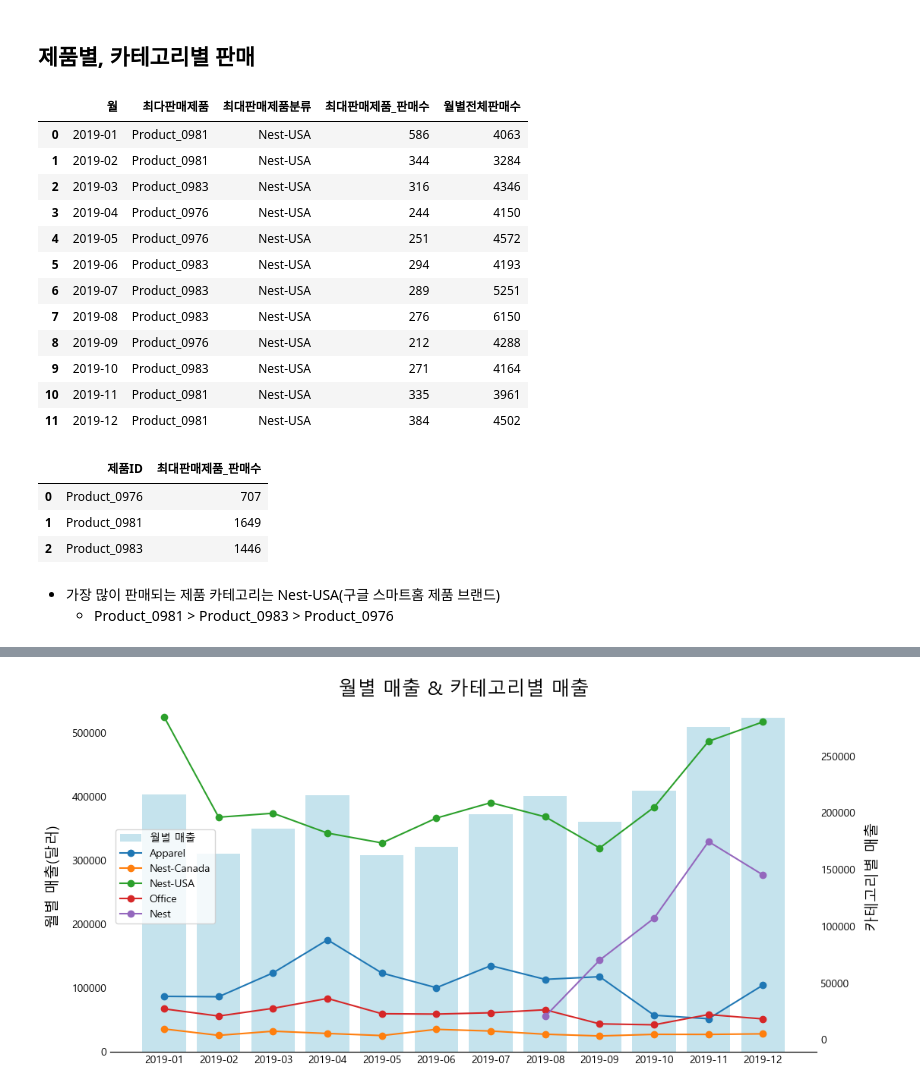
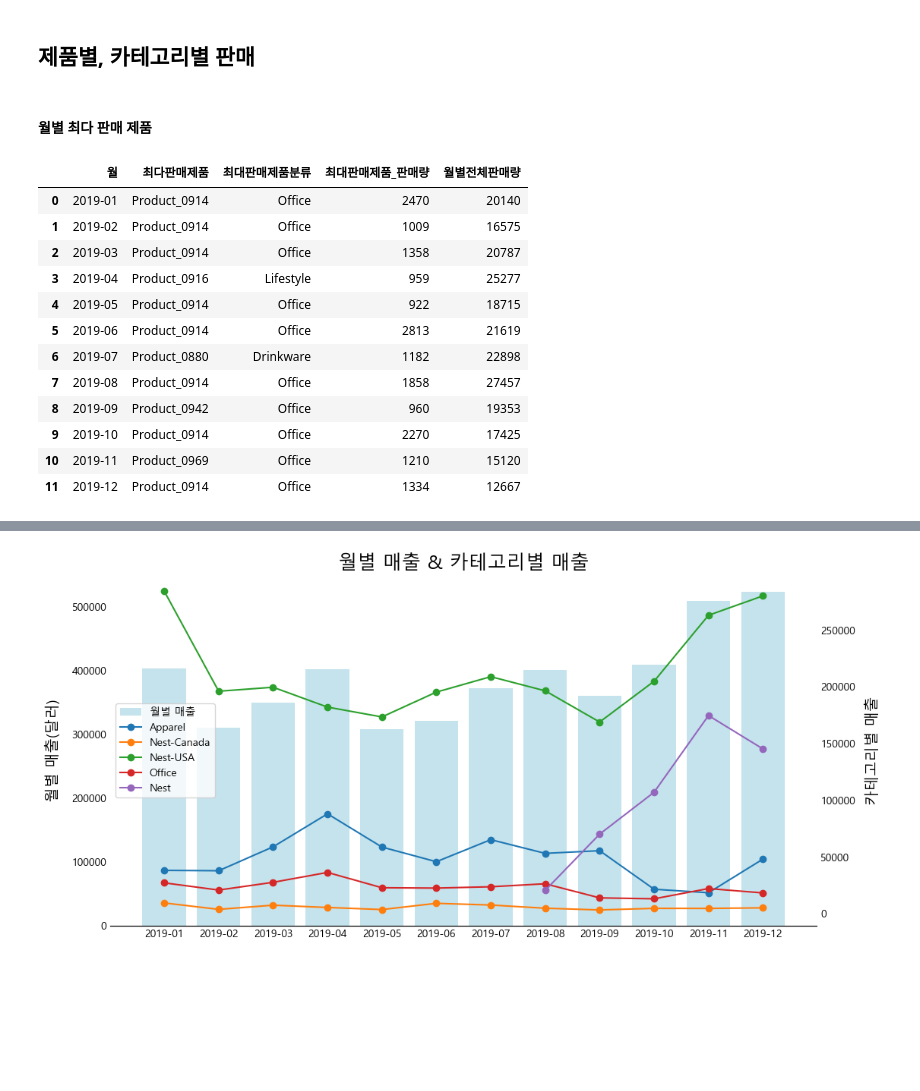
Before and after one commit to buzziru/ML_COMMERCE, a Jupyter notebook: eda/01_First Look_매출분석.ipynb, the cells around one changed output, grey strips where cells are left out. Drawn from its saved outputs; the diff is of its cells as text; code cells hidden in the pictures; blank space fills up the shorter version.

Commit message:
sales analysis

```diff
--- a/eda/01_First Look_매출분석.ipynb
+++ b/eda/01_First Look_매출분석.ipynb
@@ -9,7 +9,7 @@ from matplotlib import rc
 %matplotlib inline
 rc('font', family='Malgun Gothic')
 
-pd.set_option('display.max_rows', 20)
+pd.set_option('display.max_rows', 50)
 pd.set_option('display.max_columns', 10)
 # %% [markdown]
 ## db 접속
@@ -330,6 +330,8 @@ month_arpu[['월', '매출_변화', '구매고객_변화', 'ARPU_변화', '변
 - 하지만, 본 데이터에선 구매고객 수가 매출에 더 중요한 요소인만큼 고객수를 늘리기 위한 마케팅이 중요
 # %% [markdown]
 ## 제품별, 카테고리별 판매
+# %% [markdown]
+#### 월별 최다 판매 제품
 # %%
 sql = '''
 WITH MonthlySale AS (
@@ -337,7 +339,7 @@ WITH MonthlySale AS (
         DATE_FORMAT(TransactionDate, '%Y-%m') AS 월,
         ProductID,
         ProductCategory,
-        COUNT(*) AS 전체판매수
+        SUM(Quantity) AS 판매량
     FROM
         sales
     GROUP BY
@@ -346,61 +348,50 @@ WITH MonthlySale AS (
 TotalMonthlySale AS (
     SELECT
         월,
-        SUM(전체판매수) OVER(PARTITION BY 월) AS 월별전체판매수
+        SUM(판매량) OVER(PARTITION BY 월) AS 월별전체판매량
     FROM
         MonthlySale
 ),
 RankedSale AS (
     SELECT
         MonthlySale.월,
         ProductID,
         ProductCategory,
-        전체판매수,
-        월별전체판매수,
-        ROW_NUMBER() OVER (PARTITION BY MonthlySale.월 ORDER BY 전체판매수 DESC) AS 판매순위
+        판매량,
+        월별전체판매량,
+        ROW_NUMBER() OVER (PARTITION BY MonthlySale.월 ORDER BY 판매량 DESC) AS 판매순위
     FROM
         MonthlySale
     JOIN
         TotalMonthlySale ON MonthlySale.월 = TotalMonthlySale.월
 )
 SELECT
     월,
     ProductID AS 최다판매제품,
     ProductCategory AS 최대판매제품분류,
-    전체판매수 AS 최대판매제품_판매수,
-    월별전체판매수
+    판매량 AS 최대판매제품_판매량,
+    월별전체판매량
 FROM
     RankedSale
 WHERE
     판매순위=1
 ORDER BY
     월
 ;
 '''
 mothly_product = show_sql_result(sql)
 mothly_product
 # %% [output]
-|  | 월 | 최다판매제품 | 최대판매제품분류 | 최대판매제품_판매수 | 월별전체판매수 |
-| 0 | 2019-01 | Product_0981 | Nest-USA | 586 | 4063 |
-| 1 | 2019-02 | Product_0981 | Nest-USA | 344 | 3284 |
-| 2 | 2019-03 | Product_0983 | Nest-USA | 316 | 4346 |
-| 3 | 2019-04 | Product_0976 | Nest-USA | 244 | 4150 |
-| 4 | 2019-05 | Product_0976 | Nest-USA | 251 | 4572 |
-| 5 | 2019-06 | Product_0983 | Nest-USA | 294 | 4193 |
-| 6 | 2019-07 | Product_0983 | Nest-USA | 289 | 5251 |
-| 7 | 2019-08 | Product_0983 | Nest-USA | 276 | 6150 |
-| 8 | 2019-09 | Product_0976 | Nest-USA | 212 | 4288 |
-| 9 | 2019-10 | Product_0983 | Nest-USA | 271 | 4164 |
-| 10 | 2019-11 | Product_0981 | Nest-USA | 335 | 3961 |
-| 11 | 2019-12 | Product_0981 | Nest-USA | 384 | 4502 |
+|  | 월 | 최다판매제품 | 최대판매제품분류 | 최대판매제품_판매량 | 월별전체판매량 |
+| 0 | 2019-01 | Product_0914 | Office | 2470 | 20140 |
+| 1 | 2019-02 | Product_0914 | Office | 1009 | 16575 |
+| 2 | 2019-03 | Product_0914 | Office | 1358 | 20787 |
+| 3 | 2019-04 | Product_0916 | Lifestyle | 959 | 25277 |
+| 4 | 2019-05 | Product_0914 | Office | 922 | 18715 |
+| 5 | 2019-06 | Product_0914 | Office | 2813 | 21619 |
+| 6 | 2019-07 | Product_0880 | Drinkware | 1182 | 22898 |
+| 7 | 2019-08 | Product_0914 | Office | 1858 | 27457 |
+| 8 | 2019-09 | Product_0942 | Office | 960 | 19353 |
+| 9 | 2019-10 | Product_0914 | Office | 2270 | 17425 |
+| 10 | 2019-11 | Product_0969 | Office | 1210 | 15120 |
+| 11 | 2019-12 | Product_0914 | Office | 1334 | 12667 |
-# %%
-mothly_product.groupby('최다판매제품', as_index=False).sum(['최대판매제품_판매수', '월별전체판매수']).rename(columns=
-                                                                                       {'최다판매제품': '제품ID', '최다제품_판매수':'19년 판매수'})
-# %% [output]
-|  | 제품ID | 최대판매제품_판매수 |
-| 0 | Product_0976 | 707 |
-| 1 | Product_0981 | 1649 |
-| 2 | Product_0983 | 1446 |
-# %% [markdown]
-- 가장 많이 판매되는 제품 카테고리는 Nest-USA(구글 스마트홈 제품 브랜드)
-    - Product_0981 > Product_0983 > Product_0976
```
Also changed, not shown: parts of 41 cells of this notebook.
